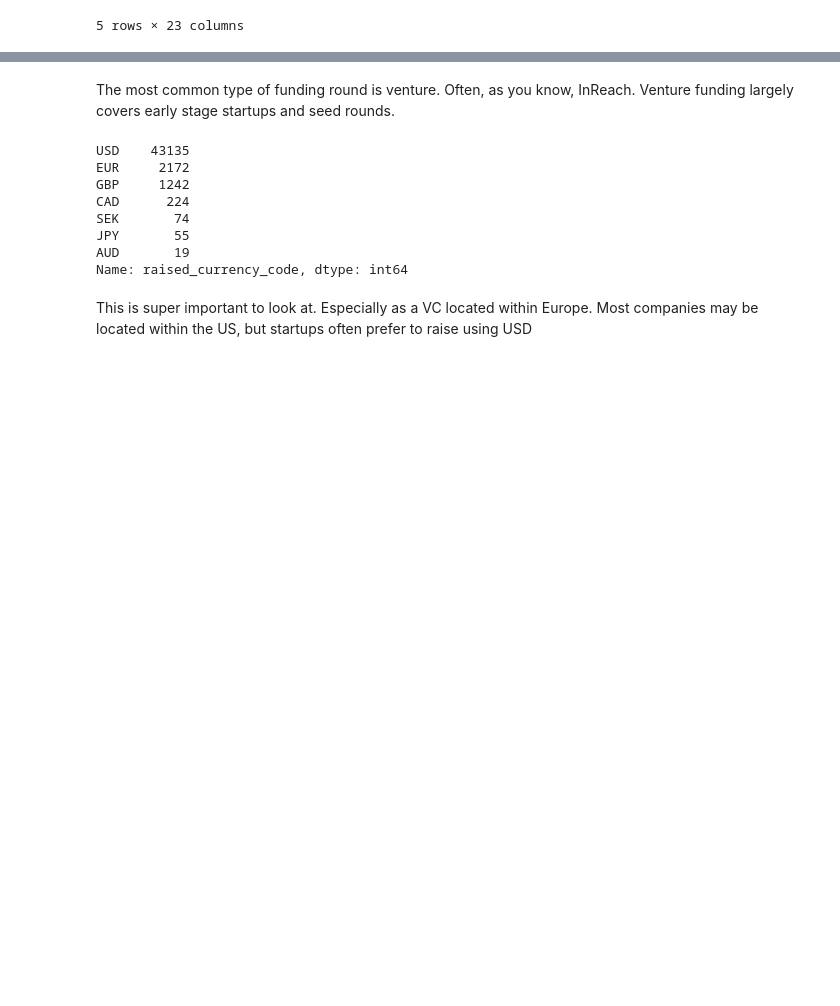
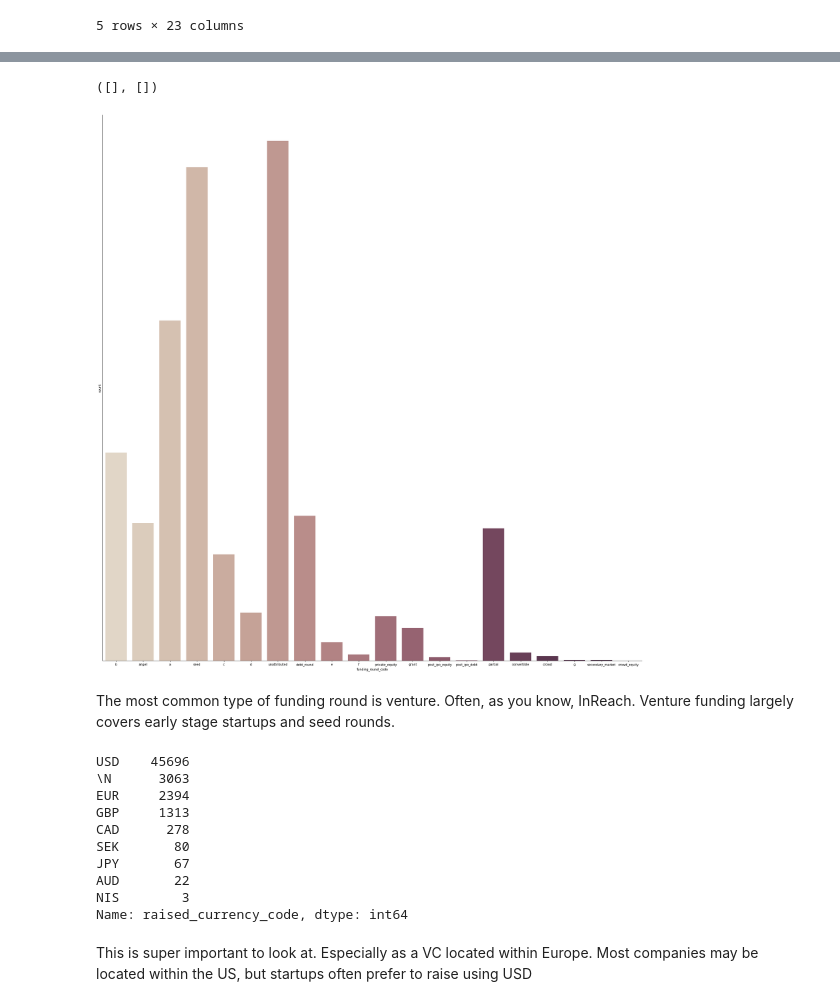
Before and after one commit to anilaq/venturecapitalproject, a Jupyter notebook: Untitled.ipynb, the cells around one changed output, grey strips where cells are left out. Drawn from its saved outputs; the diff is of its cells as text; code cells hidden in the pictures; blank space fills up the shorter version.

```diff
--- a/Untitled.ipynb
+++ b/Untitled.ipynb
@@ -330,15 +312,23 @@ KeyboardInterrupt:
+# %%
+sns.catplot(x="funding_round_code", kind="count", palette="ch:.25", data=funding_rounds, height = 25)
+plt.yticks([])
+# %% [output]
+([], [])
+[figure, added]
 # %% [markdown]
 The most common type of funding round is venture. Often, as you know, InReach. Venture funding largely covers early stage startups and seed rounds.
 # %%
-funding_rounds2['raised_currency_code'].value_counts()
+funding_rounds['raised_currency_code'].value_counts()
 # %% [output]
-USD    43135
-EUR     2172
-GBP     1242
-CAD      224
-SEK       74
-JPY       55
-AUD       19
+USD    45696
+\N      3063
+EUR     2394
+GBP     1313
+CAD      278
+SEK       80
+JPY       67
+AUD       22
+NIS        3
 Name: raised_currency_code, dtype: int64
 # %% [markdown]
 This is super important to look at. Especially as a VC located within Europe. Most companies may be located within the US, but startups often prefer to raise using USD
```
Also changed, not shown: parts of 40 cells of this notebook.
